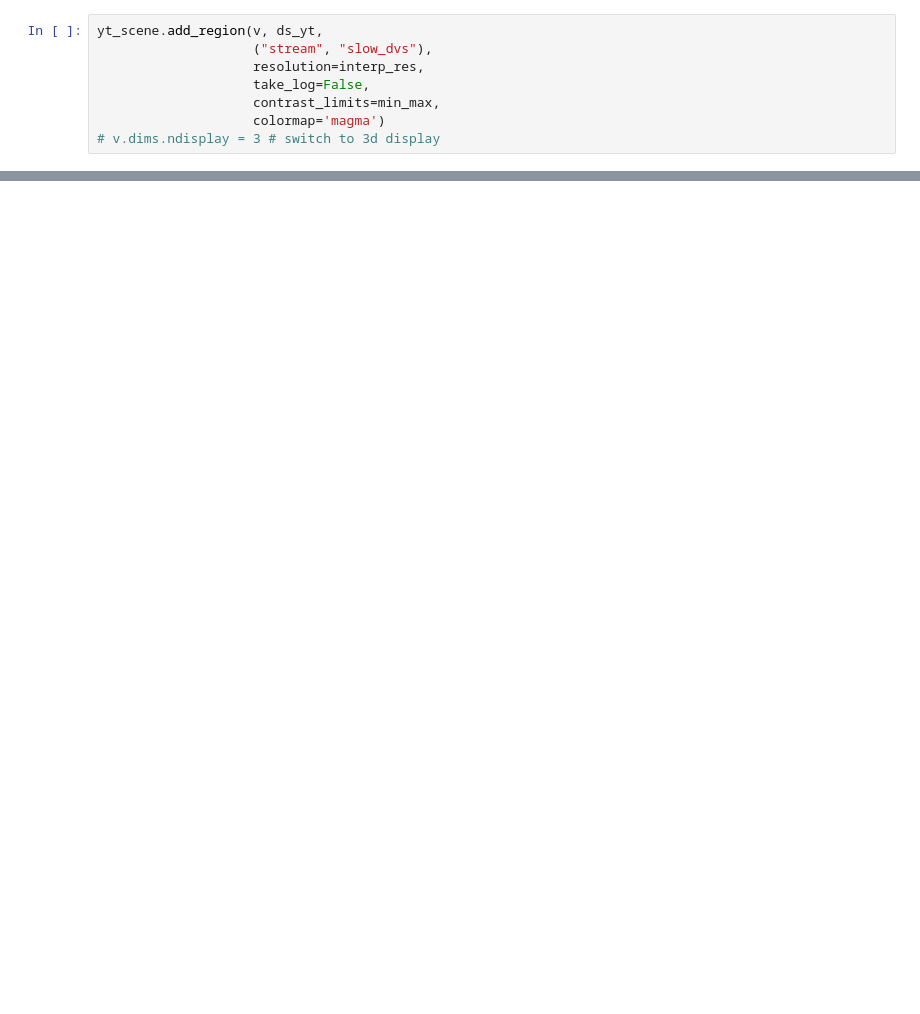
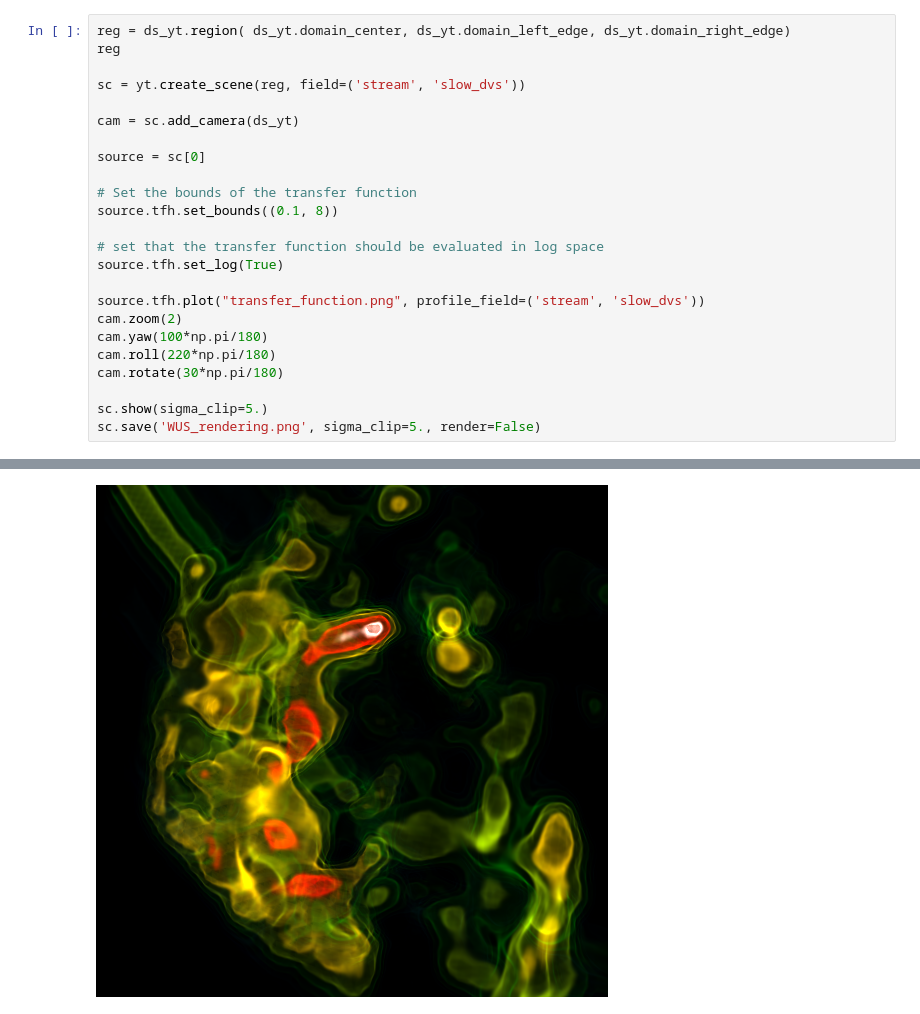
Before and after one commit to data-exp-lab/yt_xarray, a Jupyter notebook: docs/examples/example_007_interpolation.ipynb, the cells around one changed output, grey strips where cells are left out. Cells and saved outputs as stored; diff of their text form; blank space fills up the shorter version.

```diff
--- a/docs/examples/example_007_interpolation.ipynb
+++ b/docs/examples/example_007_interpolation.ipynb
@@ -144,8 +197,25 @@ array([ 0.        , 13.05000019])
 # %%
-yt_scene.add_region(v, ds_yt,
-                    ("stream", "slow_dvs"),
-                    resolution=interp_res,
-                    take_log=False,
-                    contrast_limits=min_max,
-                    colormap='magma')
-# v.dims.ndisplay = 3 # switch to 3d display
+reg = ds_yt.region( ds_yt.domain_center, ds_yt.domain_left_edge, ds_yt.domain_right_edge)
+reg
+
+sc = yt.create_scene(reg, field=('stream', 'slow_dvs'))
+
+cam = sc.add_camera(ds_yt)
+
+source = sc[0]
+
+# Set the bounds of the transfer function
+source.tfh.set_bounds((0.1, 8))
+
+# set that the transfer function should be evaluated in log space
+source.tfh.set_log(True)
+
+source.tfh.plot("transfer_function.png", profile_field=('stream', 'slow_dvs'))
+cam.zoom(2)
+cam.yaw(100*np.pi/180)
+cam.roll(220*np.pi/180)
+cam.rotate(30*np.pi/180)
+
+sc.show(sigma_clip=5.)
+sc.save('WUS_rendering.png', sigma_clip=5., render=False)
+# %% [output]
@@ -151,0 +224 @@ yt_scene.add_region(v, ds_yt,
+[figure, added]
```
Also changed, not shown: parts of 9 cells of this notebook, 5 other files.
